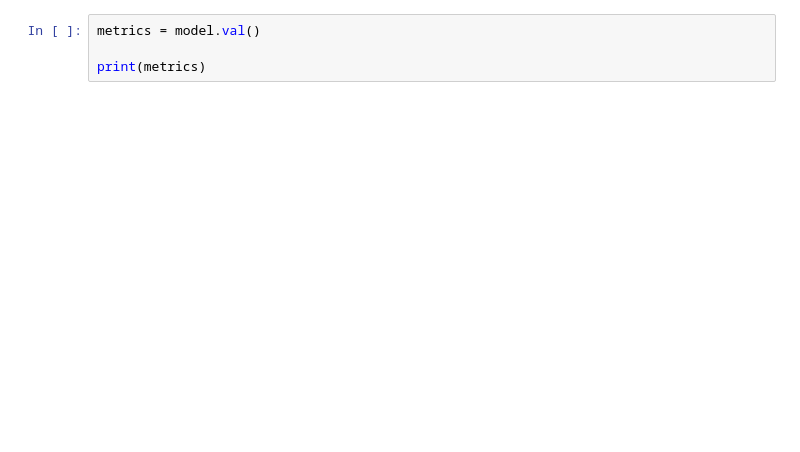
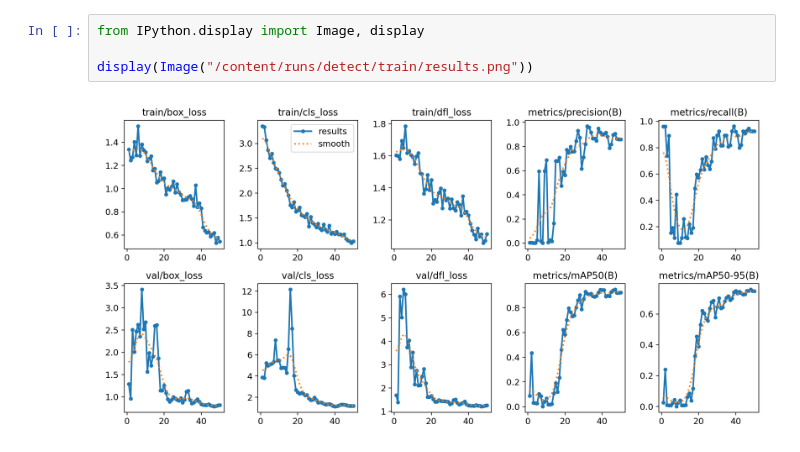
Before and after one commit to mo-wesam-mecha2006/Lightning-McQueen-s-Piston-Cup-Dash, a Jupyter notebook: notebooks/YOLO_Training.ipynb, the cells around one changed output. Drawn from its saved outputs; the diff is of its cells as text; blank space fills up the shorter version.

Commit message:
Complete YOLO training and add trained model

```diff
--- a/notebooks/YOLO_Training.ipynb
+++ b/notebooks/YOLO_Training.ipynb
@@ -30,4 +183,6 @@ results = model.train(
-# %%
-metrics = model.val()
-
-print(metrics)
+# %%
+from IPython.display import Image, display
+
+display(Image("/content/runs/detect/train/results.png"))
+# %% [output]
+[figure, added]
```
Also changed, not shown: parts of 20 cells of this notebook.
